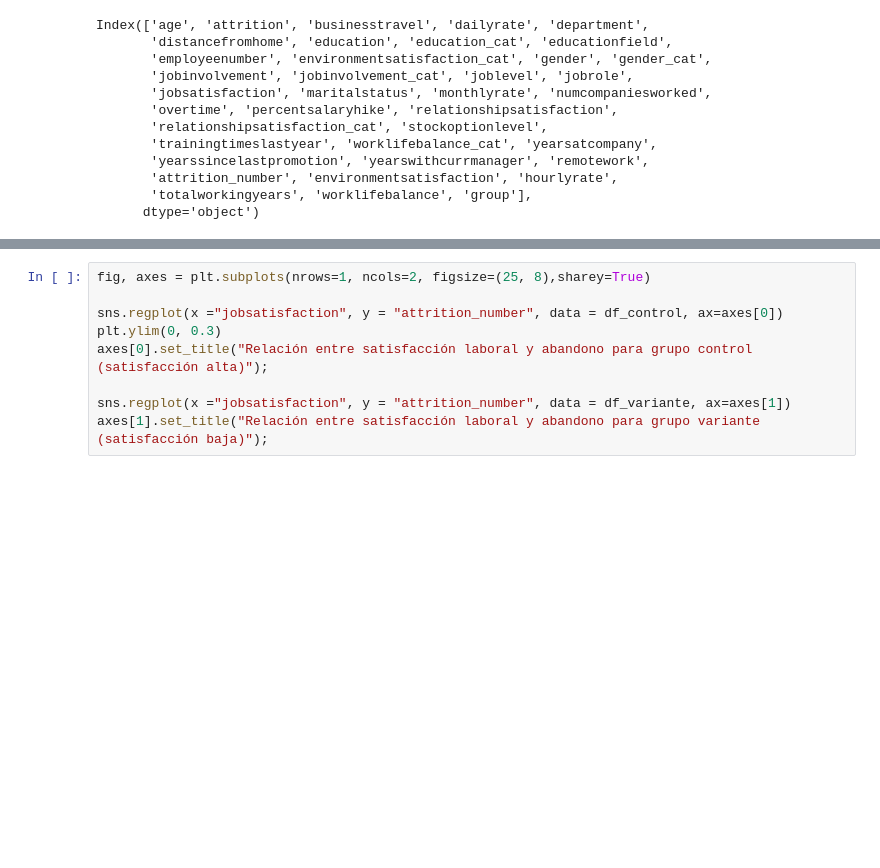
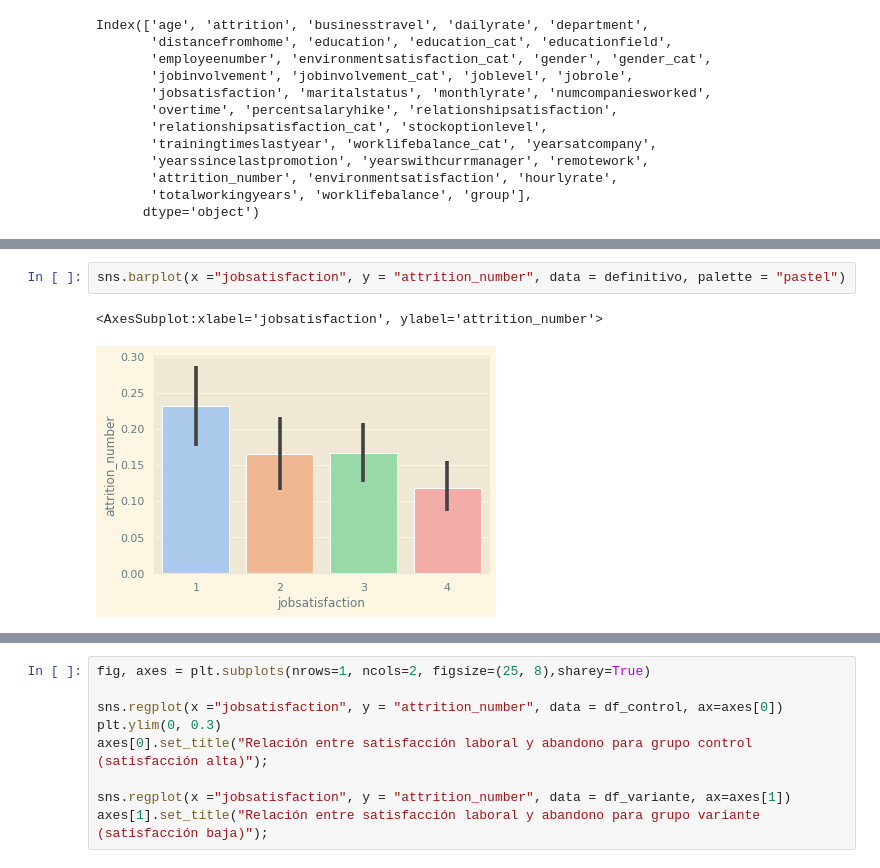
Before and after one commit to Adalab/proyecto-da-promo-Farzana-modulo3-team1, a Jupyter notebook: madre.ipynb, the cells around one changed output, grey strips where cells are left out. Drawn from its saved outputs; the diff is of its cells as text; blank space fills up the shorter version.

```diff
--- a/madre.ipynb
+++ b/madre.ipynb
@@ -1036,0 +1053,5 @@ Index(['age', 'attrition', 'businesstravel', 'dailyrate', 'department',
+# %%
+sns.barplot(x ="jobsatisfaction", y = "attrition_number", data = definitivo, palette = "pastel")
+# %% [output]
+<AxesSubplot:xlabel='jobsatisfaction', ylabel='attrition_number'>
+[figure, added]
```
Also changed, not shown: parts of 12 cells of this notebook.
